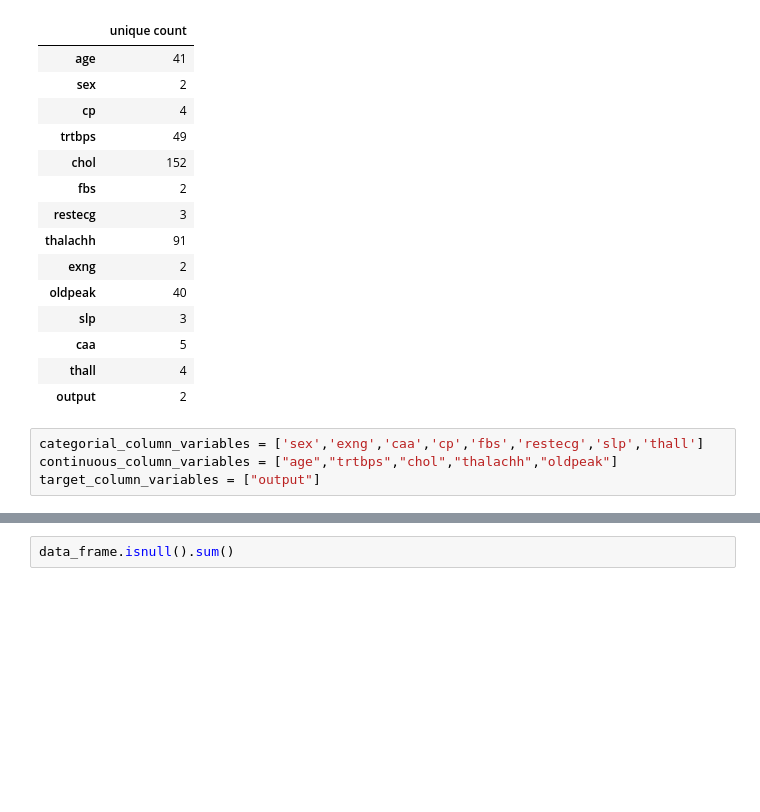
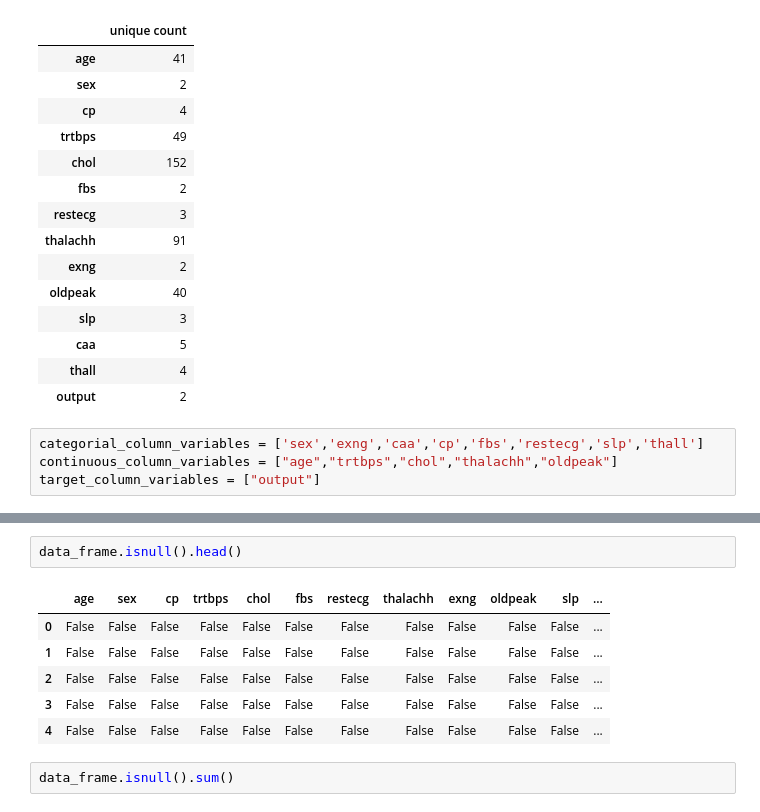
Before and after one commit to isha-19/Heart-Attack-Prediction, a Jupyter notebook: heart-attack-prediction.ipynb, the cells around one changed output, grey strips where cells are left out. Saved outputs shown, nothing was run; the diff lists cells and outputs as text; blank space fills up the shorter version.

```diff
--- a/heart-attack-prediction.ipynb
+++ b/heart-attack-prediction.ipynb
@@ -52,3 +55,12 @@ data_frame[continuous_column_variables].describe().transpose()
+# %%
+data_frame.isnull().head()
+# %% [output]
+|  | age | sex | cp | trtbps | chol | fbs | restecg | thalachh | exng | oldpeak | slp | ... |
+| 0 | False | False | False | False | False | False | False | False | False | False | False | ... |
+| 1 | False | False | False | False | False | False | False | False | False | False | False | ... |
+| 2 | False | False | False | False | False | False | False | False | False | False | False | ... |
+| 3 | False | False | False | False | False | False | False | False | False | False | False | ... |
+| 4 | False | False | False | False | False | False | False | False | False | False | False | ... |
 # %%
 data_frame.isnull().sum()
 # %% [output]
```
Also changed, not shown: parts of 10 cells of this notebook.
